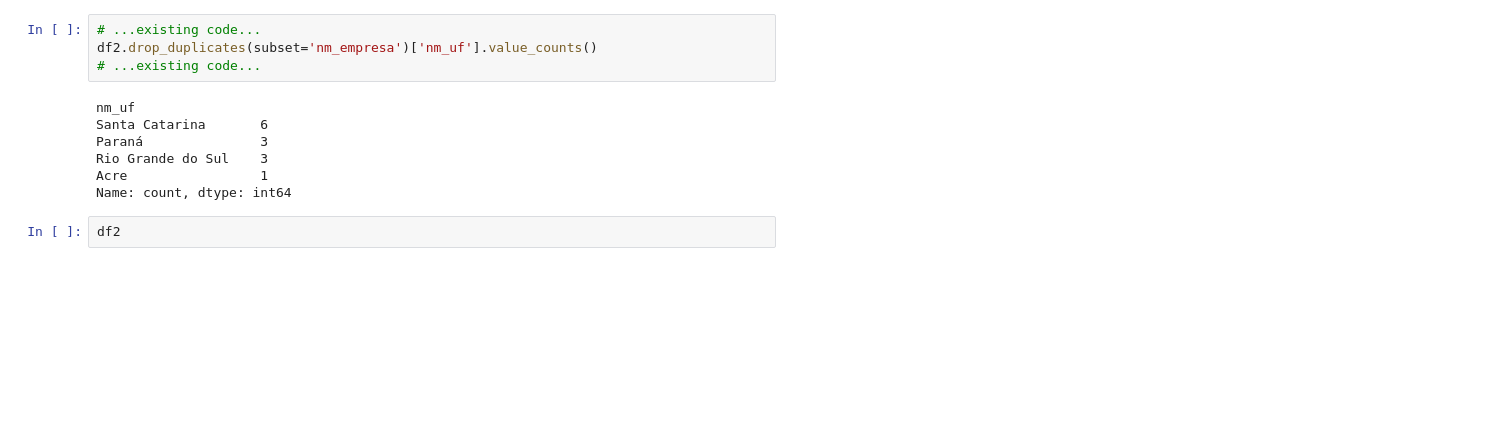
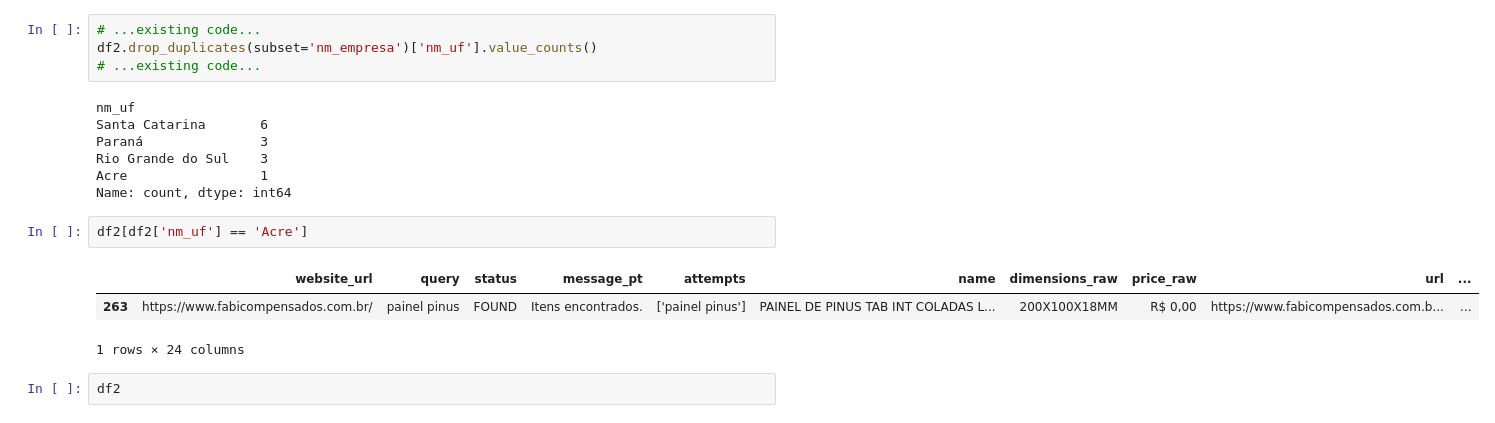
Before and after one commit to matheusrosa-obs/seleme_wood, a Jupyter notebook: Scripts/ecommerce.ipynb, the cells around one changed output. Cells and saved outputs as stored; diff of their text form; blank space fills up the shorter version.

```diff
--- a/Scripts/ecommerce.ipynb
+++ b/Scripts/ecommerce.ipynb
@@ -165,6 +165,12 @@ Paraná               3
 Rio Grande do Sul    3
 Acre                 1
 Name: count, dtype: int64
+# %%
+df2[df2['nm_uf'] == 'Acre']
+# %% [output]
+|  | website_url | query | status | message_pt | attempts | name | dimensions_raw | price_raw | url | ... |
+| 263 | https://www.fabicompensados.com.br/ | painel pinus | FOUND | Itens encontrados. | ['painel pinus'] | PAINEL DE PINUS TAB INT COLADAS L... | 200X100X18MM | R$ 0,00 | https://www.fabicompensados.com.b... | ... |
+1 rows × 24 columns
 # %%
 df2
 # %% [output]
```
Also changed, not shown: 2 other files.
